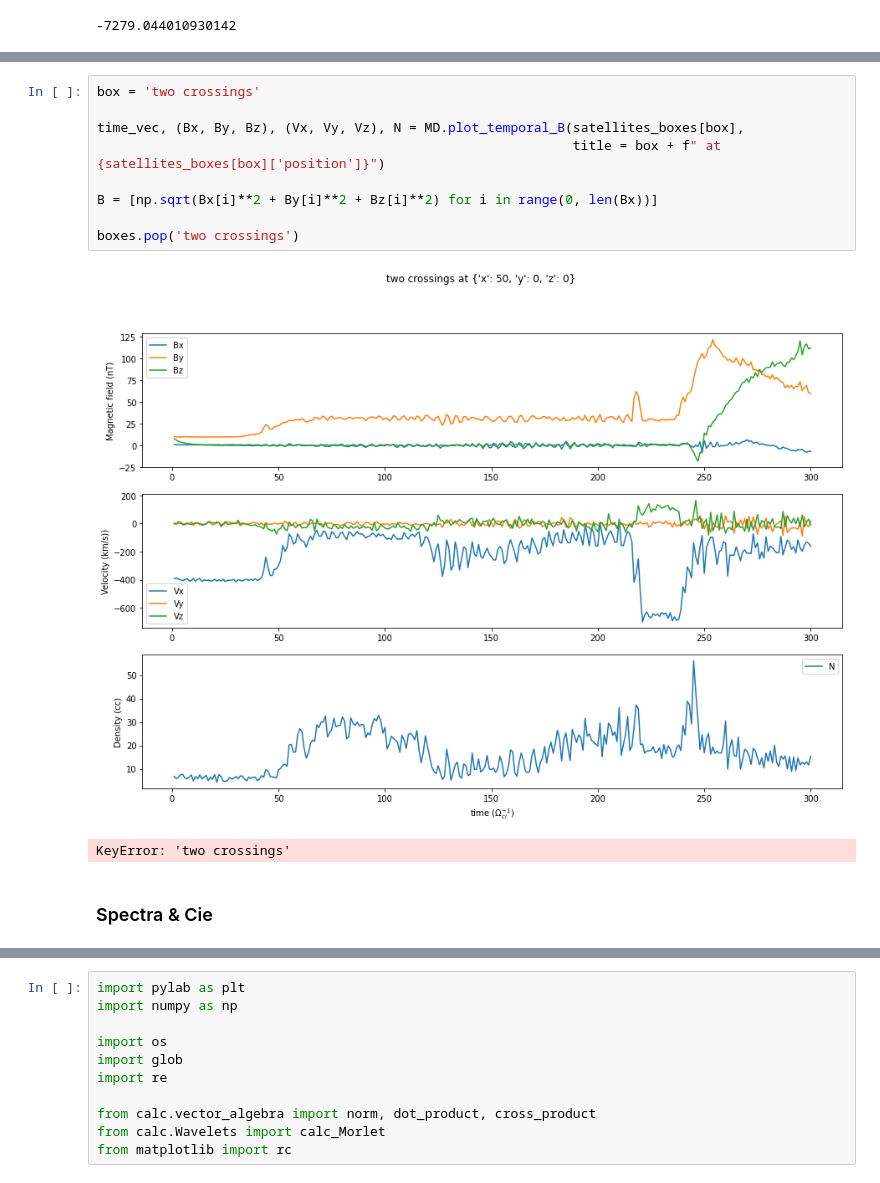
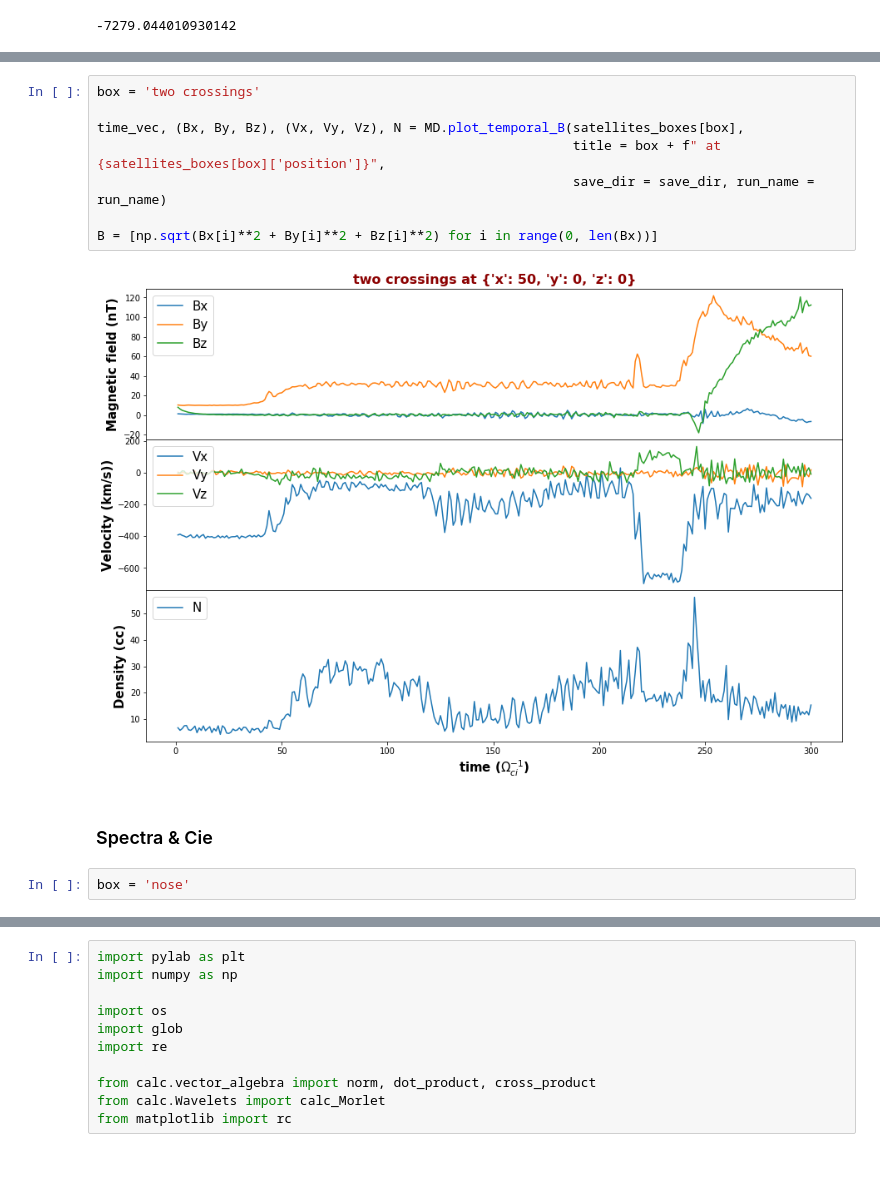
Before and after one commit to cmoissar/Jupyter-Notebooks, a Jupyter notebook: Story_Reader.ipynb, the cells around one changed output, grey strips where cells are left out. Cells and saved outputs as stored; diff of their text form.

```diff
--- a/Story_Reader.ipynb
+++ b/Story_Reader.ipynb
@@ -1006,17 +1020,17 @@ B = [np.sqrt(Bx[i]**2 + By[i]**2 + Bz[i]**2) for i in range(0, len(Bx))]
 # %%
 box = 'two crossings'
 
 time_vec, (Bx, By, Bz), (Vx, Vy, Vz), N = MD.plot_temporal_B(satellites_boxes[box],
-                                                             title = box + f" at {satellites_boxes[box]['position']}")
+                                                             title = box + f" at {satellites_boxes[box]['position']}",
+                                                             save_dir = save_dir, run_name = run_name)
 
 B = [np.sqrt(Bx[i]**2 + By[i]**2 + Bz[i]**2) for i in range(0, len(Bx))]
-
-boxes.pop('two crossings')
 # %% [output]
-[figure, old version]
+[figure, new version]
-KeyError: 'two crossings'
 # %% [markdown]
 ### Spectra & Cie
+# %%
+box = 'nose'
 # %%
 boxes[box]['box_indexes']['xmax'] - boxes[box]['box_indexes']['xmin']
 
```
Also changed, not shown: parts of 9 cells of this notebook, 2 other files.
